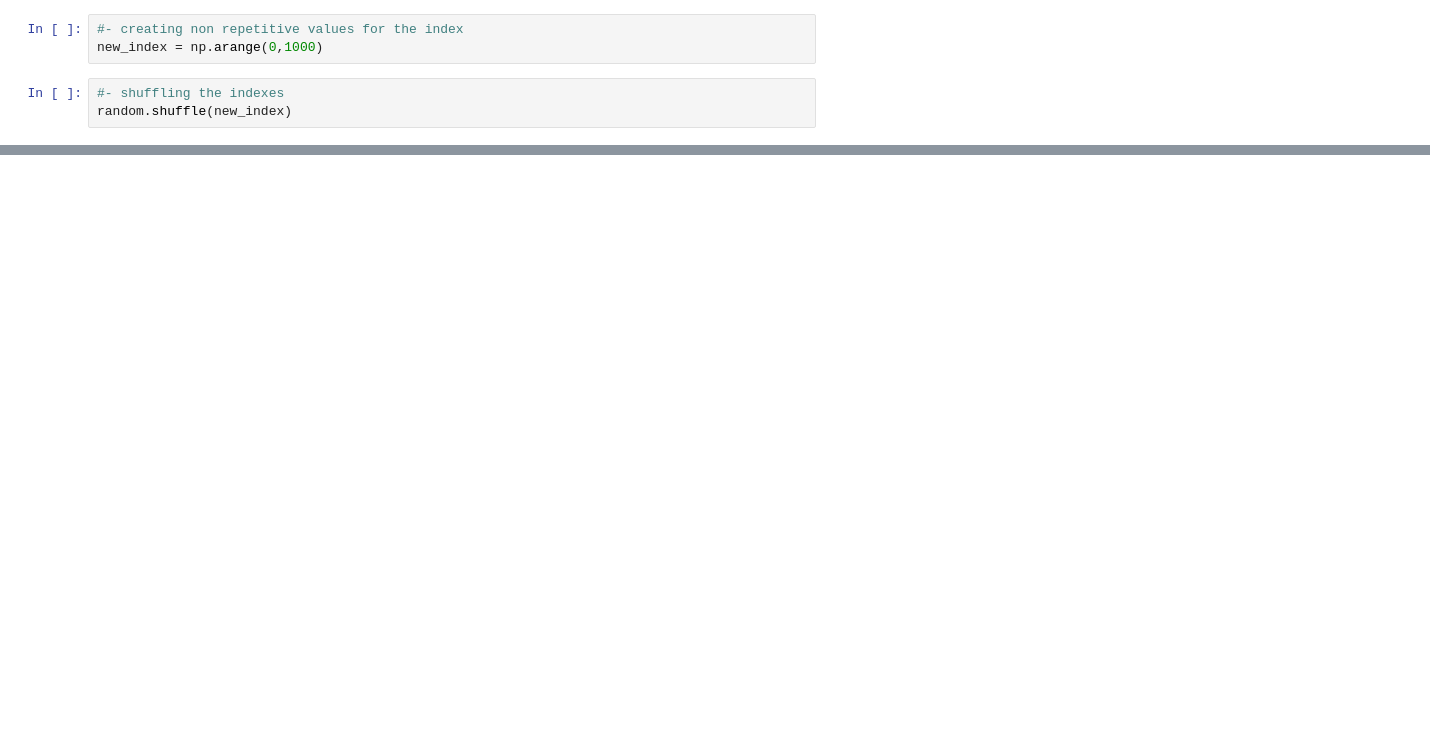
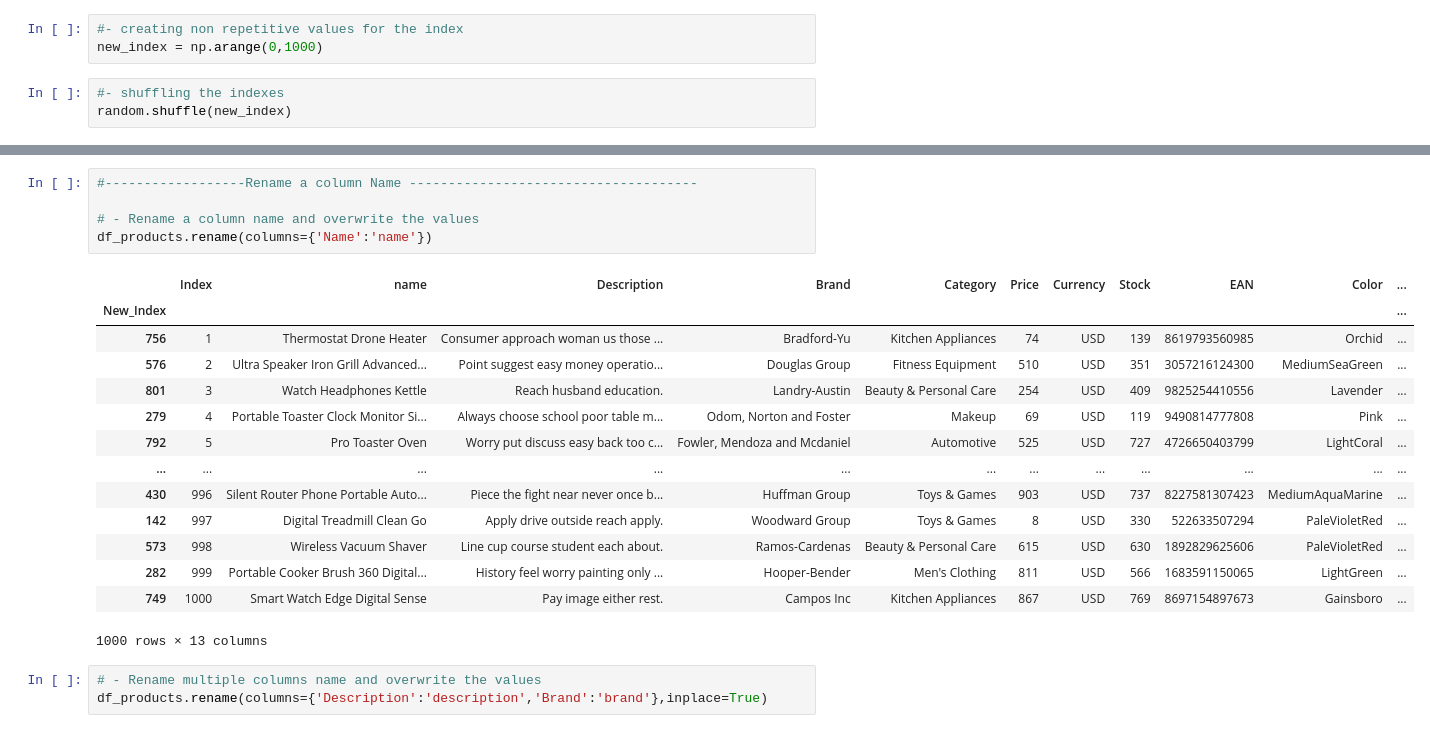
Before and after one commit to DiilaNa/Data_Science_with-Pandas, a Jupyter notebook: Learning/Indexes.ipynb, the cells around one changed output, grey strips where cells are left out. Saved outputs shown, nothing was run; the diff lists cells and outputs as text; blank space fills up the shorter version.

```diff
--- a/Learning/Indexes.ipynb
+++ b/Learning/Indexes.ipynb
@@ -53 +53,24 @@ df_products.sort_index()
 1000 rows × 13 columns
+# %%
+#------------------Rename a column Name -------------------------------------
+
+# - Rename a column name and overwrite the values
+df_products.rename(columns={'Name':'name'})
+# %% [output]
+|  | Index | name | Description | Brand | Category | Price | Currency | Stock | EAN | Color | ... |
+| New_Index |  |  |  |  |  |  |  |  |  |  | ... |
+| 756 | 1 | Thermostat Drone Heater | Consumer approach woman us those ... | Bradford-Yu | Kitchen Appliances | 74 | USD | 139 | 8619793560985 | Orchid | ... |
+| 576 | 2 | Ultra Speaker Iron Grill Advanced... | Point suggest easy money operatio... | Douglas Group | Fitness Equipment | 510 | USD | 351 | 3057216124300 | MediumSeaGreen | ... |
+| 801 | 3 | Watch Headphones Kettle | Reach husband education. | Landry-Austin | Beauty & Personal Care | 254 | USD | 409 | 9825254410556 | Lavender | ... |
+| 279 | 4 | Portable Toaster Clock Monitor Si... | Always choose school poor table m... | Odom, Norton and Foster | Makeup | 69 | USD | 119 | 9490814777808 | Pink | ... |
+| 792 | 5 | Pro Toaster Oven | Worry put discuss easy back too c... | Fowler, Mendoza and Mcdaniel | Automotive | 525 | USD | 727 | 4726650403799 | LightCoral | ... |
+| ... | ... | ... | ... | ... | ... | ... | ... | ... | ... | ... | ... |
+| 430 | 996 | Silent Router Phone Portable Auto... | Piece the fight near never once b... | Huffman Group | Toys & Games | 903 | USD | 737 | 8227581307423 | MediumAquaMarine | ... |
+| 142 | 997 | Digital Treadmill Clean Go | Apply drive outside reach apply. | Woodward Group | Toys & Games | 8 | USD | 330 | 522633507294 | PaleVioletRed | ... |
+| 573 | 998 | Wireless Vacuum Shaver | Line cup course student each about. | Ramos-Cardenas | Beauty & Personal Care | 615 | USD | 630 | 1892829625606 | PaleVioletRed | ... |
+| 282 | 999 | Portable Cooker Brush 360 Digital... | History feel worry painting only ... | Hooper-Bender | Men's Clothing | 811 | USD | 566 | 1683591150065 | LightGreen | ... |
+| 749 | 1000 | Smart Watch Edge Digital Sense | Pay image either rest. | Campos Inc | Kitchen Appliances | 867 | USD | 769 | 8697154897673 | Gainsboro | ... |
+1000 rows × 13 columns
+# %%
+# - Rename multiple columns name and overwrite the values
+df_products.rename(columns={'Description':'description','Brand':'brand'},inplace=True)
```
Also changed, not shown: parts of 6 cells of this notebook.
